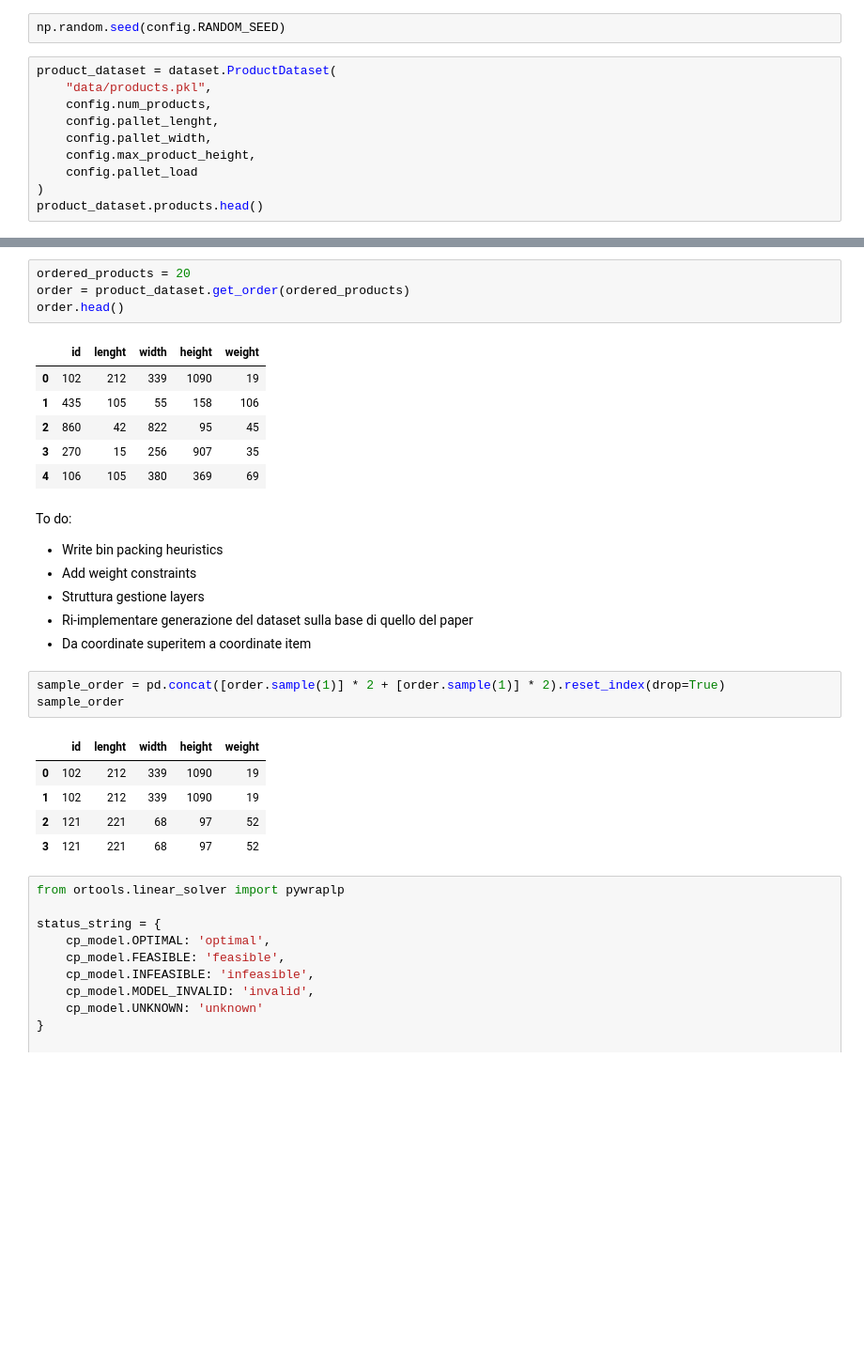
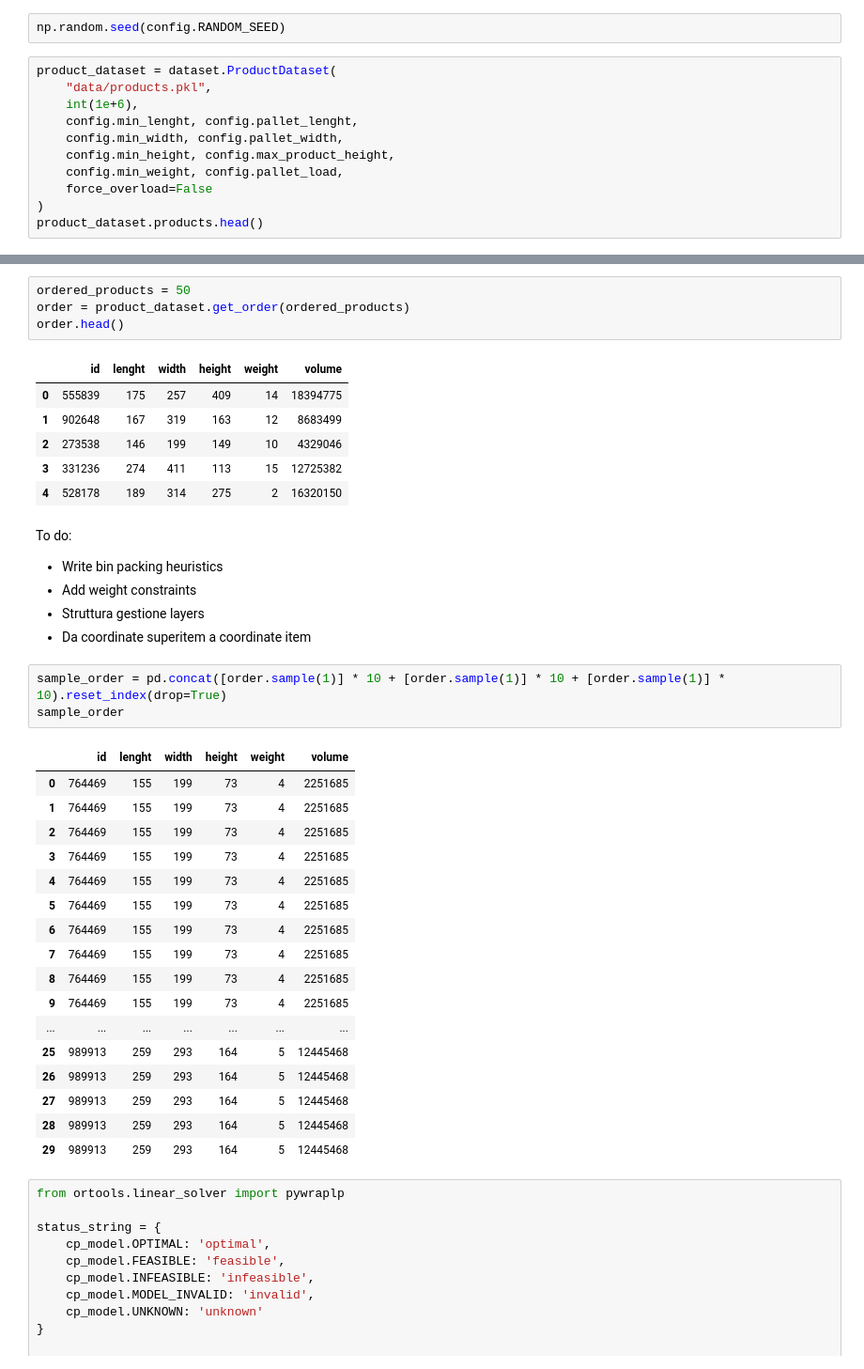
Before and after one commit to Wadaboa/3d-bpp, a Jupyter notebook: cg.ipynb, the cells around one changed output, grey strips where cells are left out. Shown at 94% size. Saved outputs shown, nothing was run; the diff lists cells and outputs as text; blank space fills up the shorter version.

```diff
--- a/cg.ipynb
+++ b/cg.ipynb
@@ -19,11 +19,12 @@ np.random.seed(config.RANDOM_SEED)
 # %%
 product_dataset = dataset.ProductDataset(
     "data/products.pkl",
-    config.num_products,
-    config.pallet_lenght,
-    config.pallet_width,
-    config.max_product_height,
-    config.pallet_load
+    int(1e+6),
+    config.min_lenght, config.pallet_lenght,
+    config.min_width, config.pallet_width,
+    config.min_height, config.max_product_height,
+    config.min_weight, config.pallet_load,
+    force_overload=False
 )
 product_dataset.products.head()
 # %% [output]
@@ -36,30 +37,41 @@ product_dataset.products.head()
 # %%
-ordered_products = 20
+ordered_products = 50
 order = product_dataset.get_order(ordered_products)
 order.head()
 # %% [output]
-|  | id | lenght | width | height | weight |
-| 0 | 102 | 212 | 339 | 1090 | 19 |
-| 1 | 435 | 105 | 55 | 158 | 106 |
-| 2 | 860 | 42 | 822 | 95 | 45 |
-| 3 | 270 | 15 | 256 | 907 | 35 |
-| 4 | 106 | 105 | 380 | 369 | 69 |
+|  | id | lenght | width | height | weight | volume |
+| 0 | 555839 | 175 | 257 | 409 | 14 | 18394775 |
+| 1 | 902648 | 167 | 319 | 163 | 12 | 8683499 |
+| 2 | 273538 | 146 | 199 | 149 | 10 | 4329046 |
+| 3 | 331236 | 274 | 411 | 113 | 15 | 12725382 |
+| 4 | 528178 | 189 | 314 | 275 | 2 | 16320150 |
 # %% [markdown]
 To do:
 - Write bin packing heuristics
 - Add weight constraints
 - Struttura gestione layers
-- Ri-implementare generazione del dataset sulla base di quello del paper
 - Da coordinate superitem a coordinate item
 # %%
-sample_order = pd.concat([order.sample(1)] * 2 + [order.sample(1)] * 2).reset_index(drop=True)
+sample_order = pd.concat([order.sample(1)] * 10 + [order.sample(1)] * 10 + [order.sample(1)] * 10).reset_index(drop=True)
 sample_order
 # %% [output]
-|  | id | lenght | width | height | weight |
-| 0 | 102 | 212 | 339 | 1090 | 19 |
-| 1 | 102 | 212 | 339 | 1090 | 19 |
-| 2 | 121 | 221 | 68 | 97 | 52 |
-| 3 | 121 | 221 | 68 | 97 | 52 |
+|  | id | lenght | width | height | weight | volume |
+| 0 | 764469 | 155 | 199 | 73 | 4 | 2251685 |
+| 1 | 764469 | 155 | 199 | 73 | 4 | 2251685 |
+| 2 | 764469 | 155 | 199 | 73 | 4 | 2251685 |
+| 3 | 764469 | 155 | 199 | 73 | 4 | 2251685 |
+| 4 | 764469 | 155 | 199 | 73 | 4 | 2251685 |
+| 5 | 764469 | 155 | 199 | 73 | 4 | 2251685 |
+| 6 | 764469 | 155 | 199 | 73 | 4 | 2251685 |
+| 7 | 764469 | 155 | 199 | 73 | 4 | 2251685 |
+| 8 | 764469 | 155 | 199 | 73 | 4 | 2251685 |
+| 9 | 764469 | 155 | 199 | 73 | 4 | 2251685 |
+| ... | ... | ... | ... | ... | ... | ... |
+| 25 | 989913 | 259 | 293 | 164 | 5 | 12445468 |
+| 26 | 989913 | 259 | 293 | 164 | 5 | 12445468 |
+| 27 | 989913 | 259 | 293 | 164 | 5 | 12445468 |
+| 28 | 989913 | 259 | 293 | 164 | 5 | 12445468 |
+| 29 | 989913 | 259 | 293 | 164 | 5 | 12445468 |
 # %%
 from ortools.linear_solver import pywraplp
 
```
Also changed, not shown: parts of 15 cells of this notebook, 5 other files.
